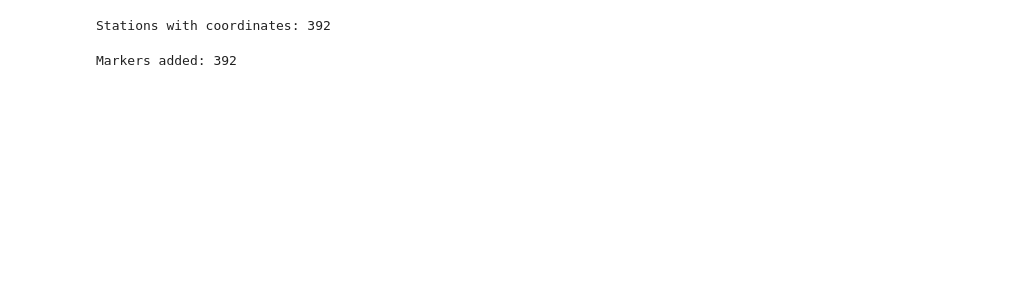
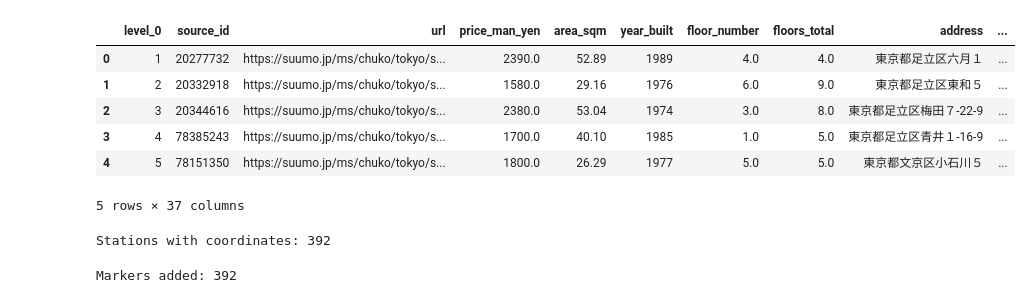
Before and after one commit to katiarojas87/final-project, a Jupyter notebook: map/map_per_station.ipynb, the cells around one changed output. Drawn from its saved outputs; the diff is of its cells as text; code cells hidden in the pictures; blank space fills up the shorter version.

```diff
--- a/map/map_per_station.ipynb
+++ b/map/map_per_station.ipynb
@@ -12,0 +31,12 @@ data = pd.read_csv(data_path / "../data_dump/listings_with_avg_income.csv")
+# %%
+data_pred["deal"] = ""
+data_pred.loc[data_pred["predicted_price"] > data_pred["price_man_yen"],"deal"] = "Good Deal"
+data_pred.head(5)
+# %% [output]
+|  | level_0 | source_id | url | price_man_yen | area_sqm | year_built | floor_number | floors_total | address | ... |
+| 0 | 1 | 20277732 | https://suumo.jp/ms/chuko/tokyo/s... | 2390.0 | 52.89 | 1989 | 4.0 | 4.0 | 東京都足立区六月１ | ... |
+| 1 | 2 | 20332918 | https://suumo.jp/ms/chuko/tokyo/s... | 1580.0 | 29.16 | 1976 | 6.0 | 9.0 | 東京都足立区東和５ | ... |
+| 2 | 3 | 20344616 | https://suumo.jp/ms/chuko/tokyo/s... | 2380.0 | 53.04 | 1974 | 3.0 | 8.0 | 東京都足立区梅田７-22-9 | ... |
+| 3 | 4 | 78385243 | https://suumo.jp/ms/chuko/tokyo/s... | 1700.0 | 40.10 | 1985 | 1.0 | 5.0 | 東京都足立区青井１-16-9 | ... |
+| 4 | 5 | 78151350 | https://suumo.jp/ms/chuko/tokyo/s... | 1800.0 | 26.29 | 1977 | 5.0 | 5.0 | 東京都文京区小石川５ | ... |
+5 rows × 37 columns
```
Also changed, not shown: parts of 4 cells of this notebook, 2 other files.
